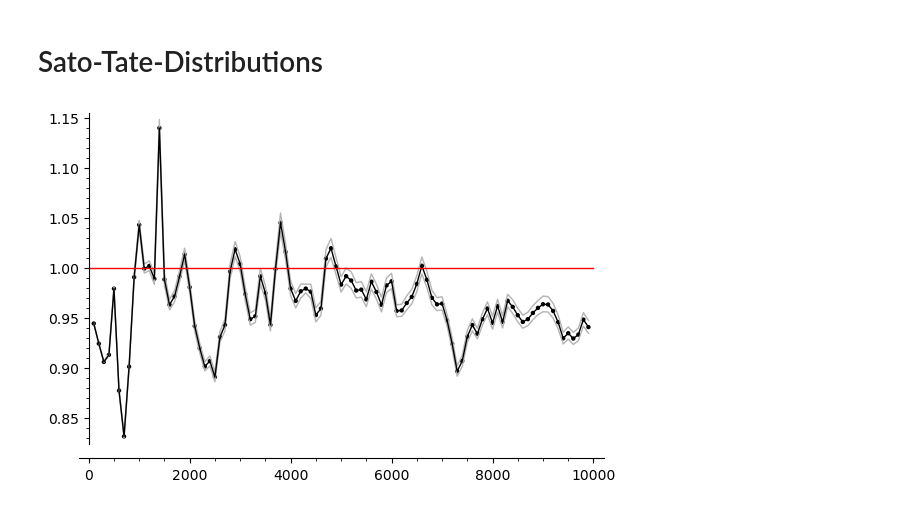
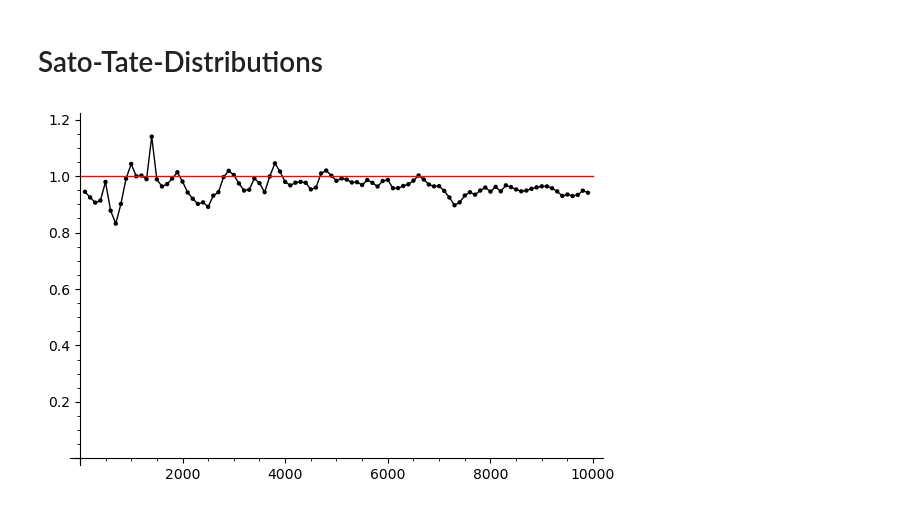
Before and after one commit to JosuaKugler/sato-tate-distributions, a Jupyter notebook: sage_st_distribution.ipynb, the cells around one changed output. Cells and saved outputs as stored; diff of their text form; code cells hidden in the pictures.

Commit message:
change plot utility

```diff
--- a/sage_st_distribution.ipynb
+++ b/sage_st_distribution.ipynb
@@ -63,7 +63,7 @@ class SatoTate:
         pY = plot(Y, a, b, rgbcolor=(0,0,1))
         return pX + pY
 
-    def qqplot(self, C, a=-1, b=1):
+    def _qqplot(self, C, a=-1, b=1):#the parametric plot doesn't work like this nowadays
         """
         Return the quantile-quantile plot for given a,b, up to C.
         """
@@ -138,6 +138,10 @@ class SatoTate:
         grey = (0.7,0.7,0.7)
         return line(vmin,rgbcolor=grey)+line(vmax,rgbcolor=grey) + point(v,rgbcolor=clr) + line(v,rgbcolor=clr) + line1(0, Cmax)
 
+    def plot_theta(self, Cmax, clr=(0,0,0), *args, **kwds):
+        v = self.compute_theta(Cmax, *args, **kwds)
+        return point(v,rgbcolor=clr, ymin=0, ymax=1.2) + line(v, rgbcolor=clr) + line1(0,Cmax)
+
     def histogram(self, Cmax, num_bins):
         '''
         modified with matplotlib plotting
@@ -194,8 +198,7 @@ objects = [S1, S2, S3, S4, S5]
 #S.plot_theta_interval(1000)
 #S1.histogram(int(10e4), 50)
 # %%
-S1.plot_theta_interval(10000,plot_points=100)
-#S1.plot_Delta(10000)
+S1.plot_theta(10000,plot_points=100)
 # %% [output]
-[figure, old version]
+[figure, new version]
 # %%
```
Also changed, not shown: parts of 4 cells of this notebook.
